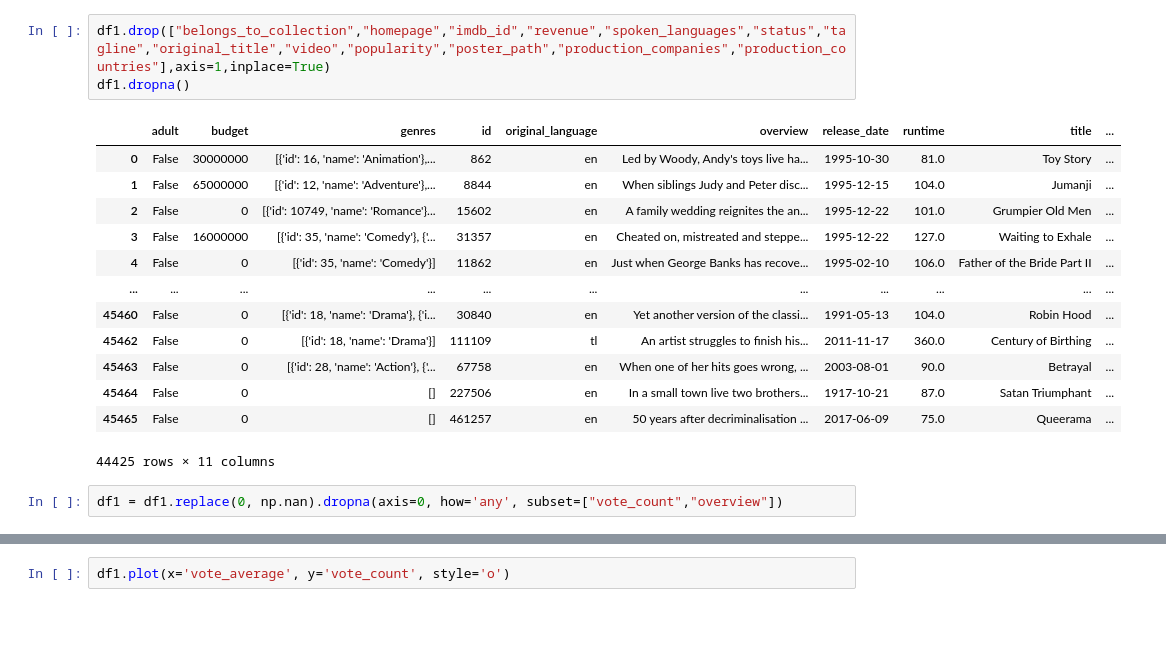
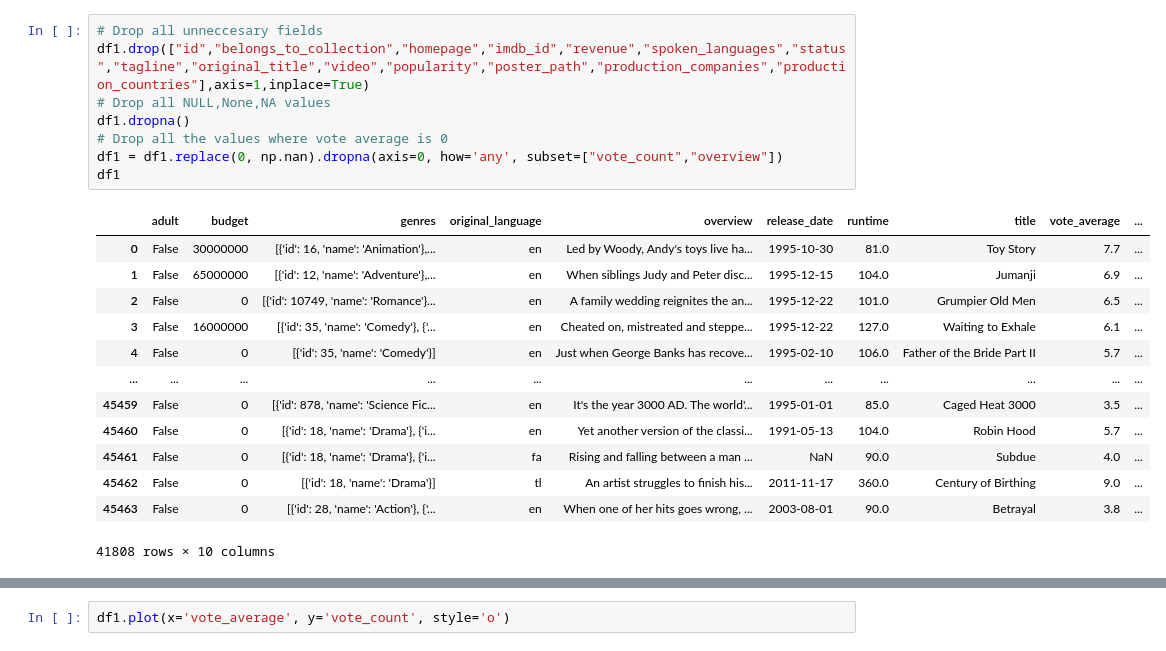
Before and after one commit to Chuckoo/AI_Final, a Jupyter notebook: main.ipynb, the cells around one changed output, grey strips where cells are left out. Saved outputs shown, nothing was run; the diff lists cells and outputs as text; blank space fills up the shorter version.

```diff
--- a/main.ipynb
+++ b/main.ipynb
@@ -12,19 +47,22 @@ df1.head(2)
 # %%
-df1.drop(["belongs_to_collection","homepage","imdb_id","revenue","spoken_languages","status","tagline","original_title","video","popularity","poster_path","production_companies","production_countries"],axis=1,inplace=True)
+# Drop all unneccesary fields
+df1.drop(["id","belongs_to_collection","homepage","imdb_id","revenue","spoken_languages","status","tagline","original_title","video","popularity","poster_path","production_companies","production_countries"],axis=1,inplace=True)
+# Drop all NULL,None,NA values
 df1.dropna()
+# Drop all the values where vote average is 0
+df1 = df1.replace(0, np.nan).dropna(axis=0, how='any', subset=["vote_count","overview"])
+df1
 # %% [output]
-|  | adult | budget | genres | id | original_language | overview | release_date | runtime | title | ... |
-| 0 | False | 30000000 | [{'id': 16, 'name': 'Animation'},... | 862 | en | Led by Woody, Andy's toys live ha... | 1995-10-30 | 81.0 | Toy Story | ... |
-| 1 | False | 65000000 | [{'id': 12, 'name': 'Adventure'},... | 8844 | en | When siblings Judy and Peter disc... | 1995-12-15 | 104.0 | Jumanji | ... |
-| 2 | False | 0 | [{'id': 10749, 'name': 'Romance'}... | 15602 | en | A family wedding reignites the an... | 1995-12-22 | 101.0 | Grumpier Old Men | ... |
-| 3 | False | 16000000 | [{'id': 35, 'name': 'Comedy'}, {'... | 31357 | en | Cheated on, mistreated and steppe... | 1995-12-22 | 127.0 | Waiting to Exhale | ... |
-| 4 | False | 0 | [{'id': 35, 'name': 'Comedy'}] | 11862 | en | Just when George Banks has recove... | 1995-02-10 | 106.0 | Father of the Bride Part II | ... |
+|  | adult | budget | genres | original_language | overview | release_date | runtime | title | vote_average | ... |
+| 0 | False | 30000000 | [{'id': 16, 'name': 'Animation'},... | en | Led by Woody, Andy's toys live ha... | 1995-10-30 | 81.0 | Toy Story | 7.7 | ... |
+| 1 | False | 65000000 | [{'id': 12, 'name': 'Adventure'},... | en | When siblings Judy and Peter disc... | 1995-12-15 | 104.0 | Jumanji | 6.9 | ... |
+| 2 | False | 0 | [{'id': 10749, 'name': 'Romance'}... | en | A family wedding reignites the an... | 1995-12-22 | 101.0 | Grumpier Old Men | 6.5 | ... |
+| 3 | False | 16000000 | [{'id': 35, 'name': 'Comedy'}, {'... | en | Cheated on, mistreated and steppe... | 1995-12-22 | 127.0 | Waiting to Exhale | 6.1 | ... |
+| 4 | False | 0 | [{'id': 35, 'name': 'Comedy'}] | en | Just when George Banks has recove... | 1995-02-10 | 106.0 | Father of the Bride Part II | 5.7 | ... |
 | ... | ... | ... | ... | ... | ... | ... | ... | ... | ... | ... |
-| 45460 | False | 0 | [{'id': 18, 'name': 'Drama'}, {'i... | 30840 | en | Yet another version of the classi... | 1991-05-13 | 104.0 | Robin Hood | ... |
-| 45462 | False | 0 | [{'id': 18, 'name': 'Drama'}] | 111109 | tl | An artist struggles to finish his... | 2011-11-17 | 360.0 | Century of Birthing | ... |
-| 45463 | False | 0 | [{'id': 28, 'name': 'Action'}, {'... | 67758 | en | When one of her hits goes wrong, ... | 2003-08-01 | 90.0 | Betrayal | ... |
-| 45464 | False | 0 | [] | 227506 | en | In a small town live two brothers... | 1917-10-21 | 87.0 | Satan Triumphant | ... |
-| 45465 | False | 0 | [] | 461257 | en | 50 years after decriminalisation ... | 2017-06-09 | 75.0 | Queerama | ... |
+| 45459 | False | 0 | [{'id': 878, 'name': 'Science Fic... | en | It's the year 3000 AD. The world'... | 1995-01-01 | 85.0 | Caged Heat 3000 | 3.5 | ... |
+| 45460 | False | 0 | [{'id': 18, 'name': 'Drama'}, {'i... | en | Yet another version of the classi... | 1991-05-13 | 104.0 | Robin Hood | 5.7 | ... |
+| 45461 | False | 0 | [{'id': 18, 'name': 'Drama'}, {'i... | fa | Rising and falling between a man ... | NaN | 90.0 | Subdue | 4.0 | ... |
+| 45462 | False | 0 | [{'id': 18, 'name': 'Drama'}] | tl | An artist struggles to finish his... | 2011-11-17 | 360.0 | Century of Birthing | 9.0 | ... |
+| 45463 | False | 0 | [{'id': 28, 'name': 'Action'}, {'... | en | When one of her hits goes wrong, ... | 2003-08-01 | 90.0 | Betrayal | 3.8 | ... |
-44425 rows × 11 columns
+41808 rows × 10 columns
-# %%
-df1 = df1.replace(0, np.nan).dropna(axis=0, how='any', subset=["vote_count","overview"])
```
Also changed, not shown: parts of 31 cells of this notebook.
